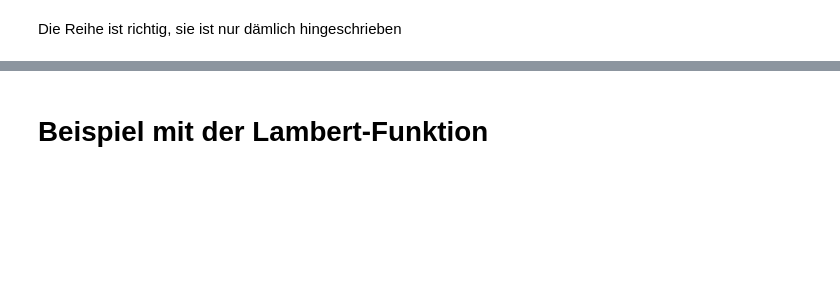
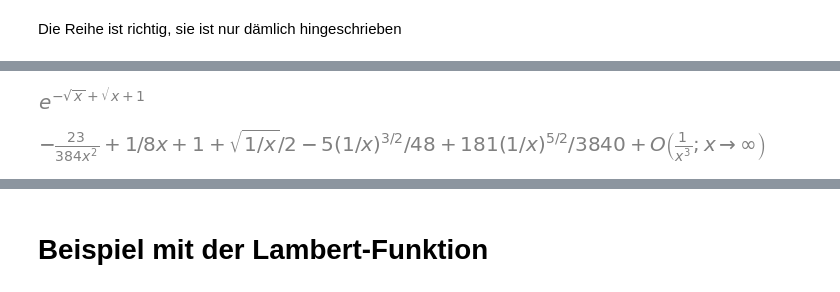
Before and after one commit to Ruediger-Braun/compana22, a Jupyter notebook: Lektion08.ipynb, the cells around one changed output, grey strips where cells are left out. Drawn from its saved outputs; the diff is of its cells as text; code cells hidden in the pictures; blank space fills up the shorter version.

```diff
--- a/Lektion08.ipynb
+++ b/Lektion08.ipynb
@@ -125,6 +144,12 @@ exp(sqrt(x+1)).series(x, oo)
+# %%
+r = exp(sqrt(x+1)-sqrt(x))
+r
+# %% [output]
+[figure, added]
 # %%
-r = exp(sqrt(x+1)-sqrt(x))
 r_ser = r.series(x, oo, n=3)
 r_ser
+# %% [output]
+[figure, added]
 # %%
 (sqrt(x)*(r-1)).limit(x, oo)
```
Also changed, not shown: parts of 57 cells of this notebook.
